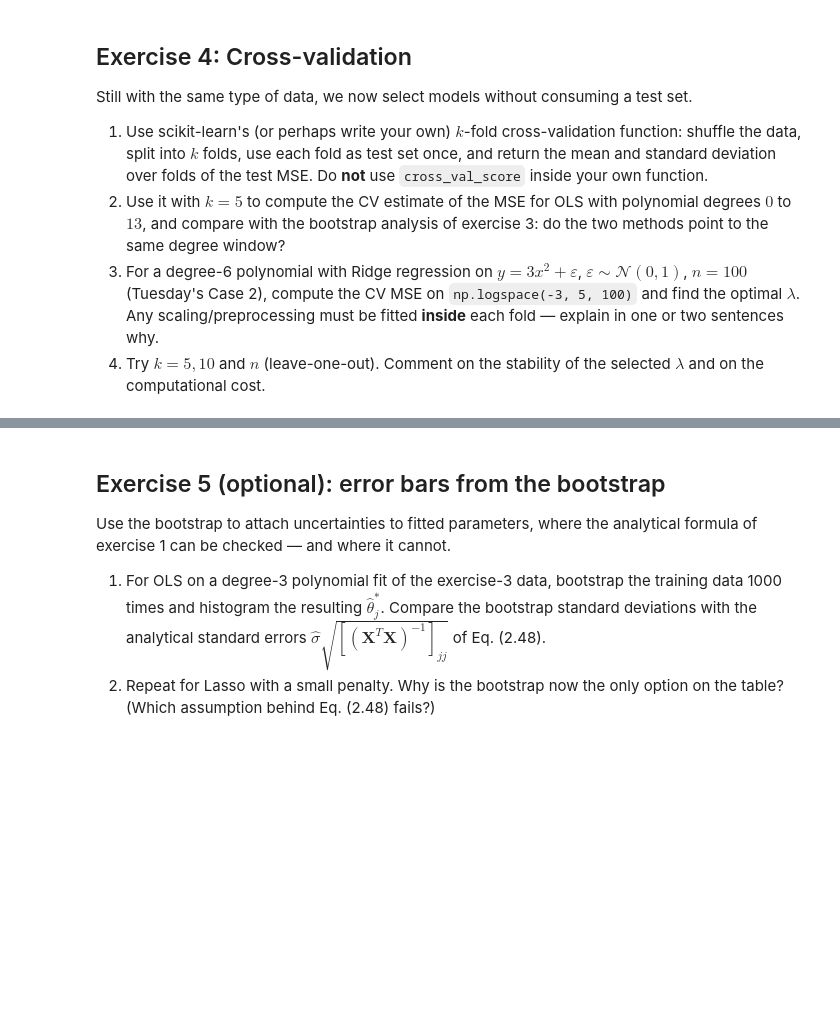
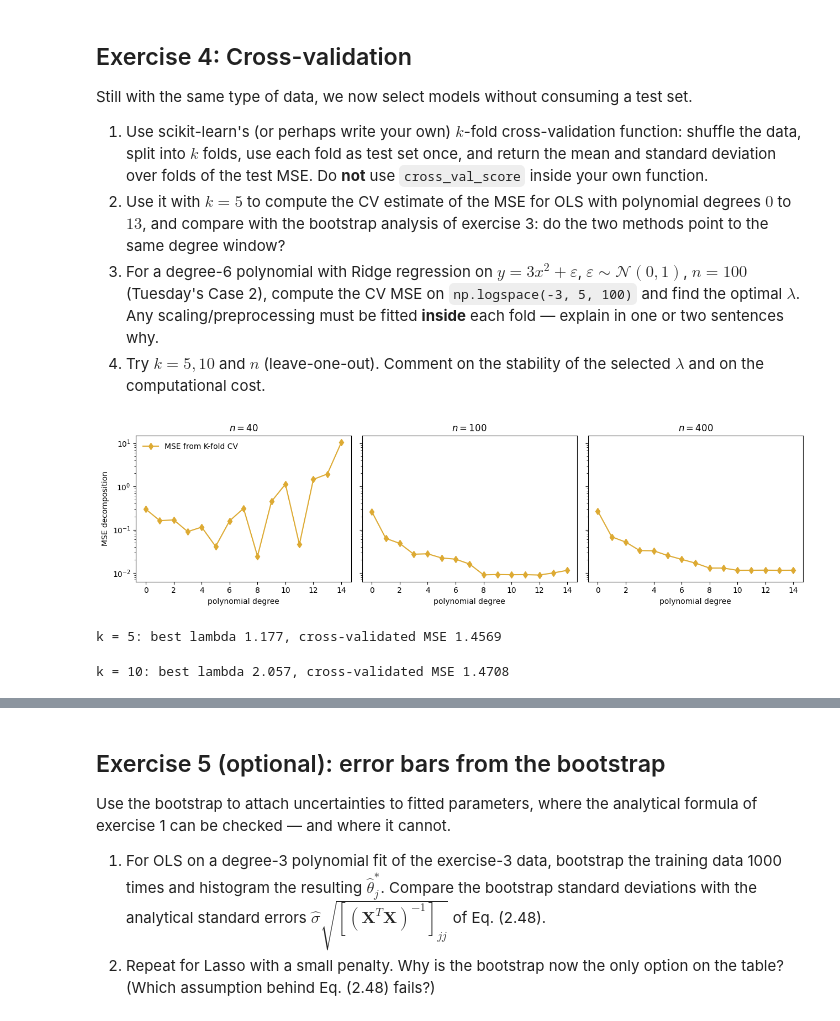
Before and after one commit to JOJ0O0O/MachineLearningUiO, a Jupyter notebook: doc/WeeklyMaterial/week36/exercisesweek36.ipynb, the cells around one changed output, grey strips where cells are left out. Cells and saved outputs as stored; diff of their text form; code cells hidden in the pictures; blank space fills up the shorter version.

```diff
--- a/doc/WeeklyMaterial/week36/exercisesweek36.ipynb
+++ b/doc/WeeklyMaterial/week36/exercisesweek36.ipynb
@@ -195,3 +341,83 @@ test set.
    selected $\lambda$ and on the computational cost.
 # %%
 # Your code for exercise 4 here
+
+
+def K_fold_mse(x=None, y=None, n=100, k_folds = 5, deg = 6, alphas = np.logspace(-3, 5, 100), seed=2026):
+    rng = np.random.default_rng(seed)
+
+    # following block is created by Claude Sonnet 5
+    # following prompt was used:
+    '''I want to be able to use the same function on data looking like e.g.
+
+        x = np.linspace(-3, 3, n).reshape(-1, 1)
+        y = np.exp(-x**2) + 1.5 * np.exp(-(x - 2)**2) + np.random.normal(0, 0.1, x.shape)
+
+        please rewrite the function'''
+
+    if x is None or y is None:
+        x = rng.standard_normal(n)
+        y = 3 * x**2 + rng.standard_normal(n)
+
+    x = np.asarray(x).ravel()
+    y = np.asarray(y).ravel()
+
+    folds = KFold(n_splits=k_folds, shuffle=True, random_state=seed)
+    polynomial = PolynomialFeatures(degree=deg)
+
+    scores = np.zeros((len(alphas), k_folds))
+    for i, alpha in enumerate(alphas):
+        for j, (train_idx, test_idx) in enumerate(folds.split(x)):
+            xtrain, ytrain = x[train_idx], y[train_idx]
+            xtest, ytest = x[test_idx], y[test_idx]
+
+            Xtrain_poly = polynomial.fit_transform(xtrain.reshape(-1, 1))
+            Xtest_poly = polynomial.transform(xtest.reshape(-1, 1))
+            scaler = StandardScaler().fit(Xtrain_poly)
+
+            ridge = Ridge(alpha=alpha)
+            ridge.fit(scaler.transform(Xtrain_poly), ytrain)
+            y_tilde = ridge.predict(scaler.transform(Xtest_poly))
+
+            scores[i, j] = np.mean((ytest - y_tilde)**2)
+
+    mse_kfolds = np.mean(scores, axis=1)
+    return alphas, mse_kfolds
+
+
+fig, axes = plt.subplots(1, 3, figsize=(13, 3.6), sharey=True)
+maxdegree = 15
+for ax, n_ in zip(axes, (40, 100, 400)):
+    x = np.linspace(-3, 3, n_).reshape(-1, 1)
+    y = np.exp(-x**2) + 1.5 * np.exp(-(x - 2)**2) + np.random.normal(0, 0.1, x.shape)
+
+    mse_kfolds = np.array([K_fold_mse(x=x, y=y, n=n_, k_folds=5, alphas=np.array([0]), deg=deg)[1][0] for deg in range(maxdegree)])
+    ax.plot(range(maxdegree), mse_kfolds, "d-", color=YELLOW, label="MSE from K-fold CV")
+    ax.set_yscale("log")
+    ax.set_title(f"$n = {n_}$")
+    ax.set_xlabel("polynomial degree")
+axes[0].set_ylabel("MSE decomposition")
+axes[0].legend(frameon=False)
+plt.tight_layout()
+plt.show()
+
+
+fig, axes = plt.subplots(1, 3, figsize=(15, 5))
+for ax, k_ in tqdm(zip(axes, (5, 10, 100))):
+    alphas, mse_kfolds = K_fold_mse(k_folds=k_)
+    best = np.argmin(mse_kfolds)
+    print(f"k = {k_}: best lambda {alphas[best]:.4g}, cross-validated MSE {mse_kfolds[best]:.4f}")
+
+    ax.plot(np.log10(alphas), mse_kfolds, color=BLUE, lw=2, label="own KFold loop")
+    ax.plot(np.log10(alphas[best]), mse_kfolds[best], "o", color=YELLOW, ms=9,
+        label=rf"minimum: $\lambda\approx{alphas[best]:.3g}$")
+    ax.axhline(1.0, color="gray", lw=1, ls=":", label=r"irreducible error $\sigma^2=1$")
+    ax.set_yscale("log")
+    ax.set_xlabel(r"$\log_{10}\lambda$")
+axes[0].set_ylabel("cross-validated MSE")
+axes[0].legend(frameon=False)
+plt.show()
+# %% [output]
+[figure, added]
+k = 5: best lambda 1.177, cross-validated MSE 1.4569
+k = 10: best lambda 2.057, cross-validated MSE 1.4708
```
Also changed, not shown: parts of 7 cells of this notebook.
